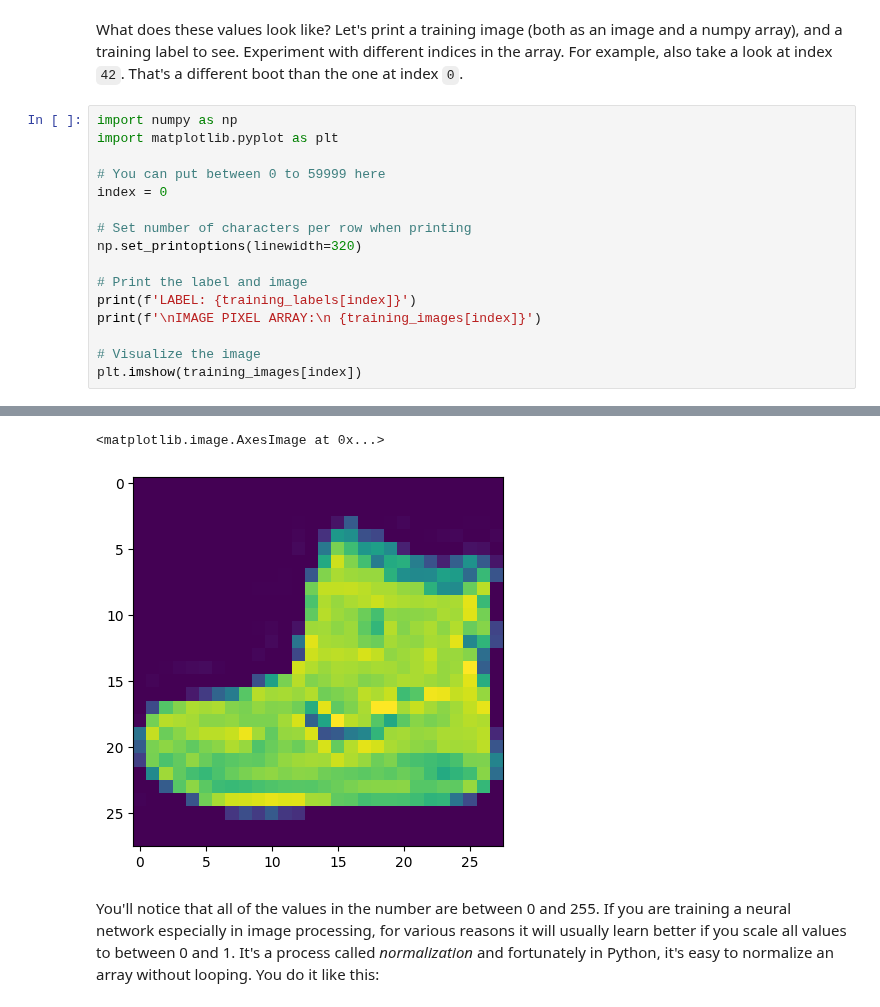
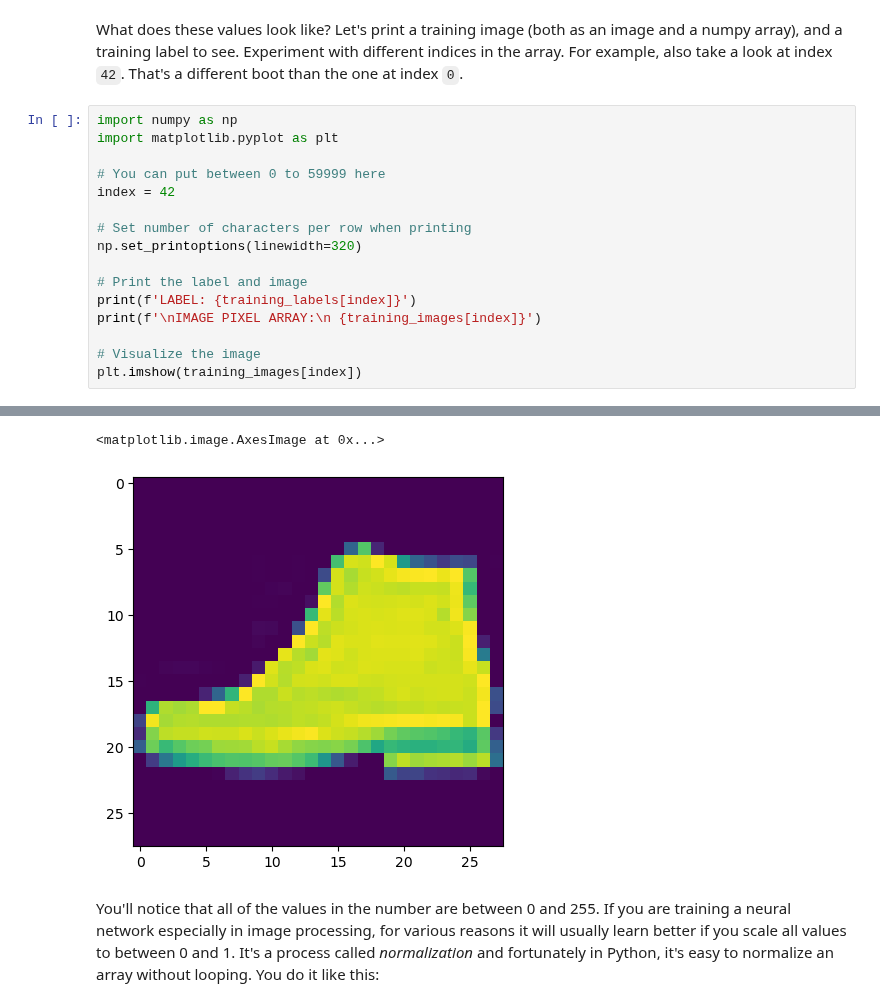
Before and after one commit to edaaydinea/UpSchool-Google-Developers-Machine-Learning-Program, a Jupyter notebook: TensorFlow Developer Professional Certificate/01 - Introduction to TensorFlow for AI, ML and DL/Week 02/ungraded_labs/C1_W2_Lab_1_beyond_hello_world.ipynb, the cells around one changed output, grey strips where cells are left out. Saved outputs shown, nothing was run; the diff lists cells and outputs as text.

```diff
--- a/TensorFlow Developer Professional Certificate/01 - Introduction to TensorFlow for AI, ML and DL/Week 02/ungraded_labs/C1_W2_Lab_1_beyond_hello_world.ipynb
+++ b/TensorFlow Developer Professional Certificate/01 - Introduction to TensorFlow for AI, ML and DL/Week 02/ungraded_labs/C1_W2_Lab_1_beyond_hello_world.ipynb
@@ -47,7 +52,7 @@ import numpy as np
 import matplotlib.pyplot as plt
 
 # You can put between 0 to 59999 here
-index = 0
+index = 42
 
 # Set number of characters per row when printing
 np.set_printoptions(linewidth=320)
@@ -77,7 +82,7 @@ IMAGE PIXEL ARRAY:
  [  0   0   0   0   0   0   0   0   0   0   0   0   0   0   0   0   0   0   0   0   0   0   0   0   0   0   0   0]
  [  0   0   0   0   0   0   0   0   0   0   0   0   0   0   0   0   0   0   0   0   0   0   0   0   0   0   0   0]]
 <matplotlib.image.AxesImage at 0x...>
-[figure, old version]
+[figure, new version]
 # %% [markdown]
 You'll notice that all of the values in the number are between 0 and 255. If you are training a neural network especially in image processing, for various reasons it will usually learn better if you scale all values to between 0 and 1. It's a process called _normalization_ and fortunately in Python, it's easy to normalize an array without looping. You do it like this:
 # %%
```
Also changed, not shown: parts of 20 cells of this notebook.
